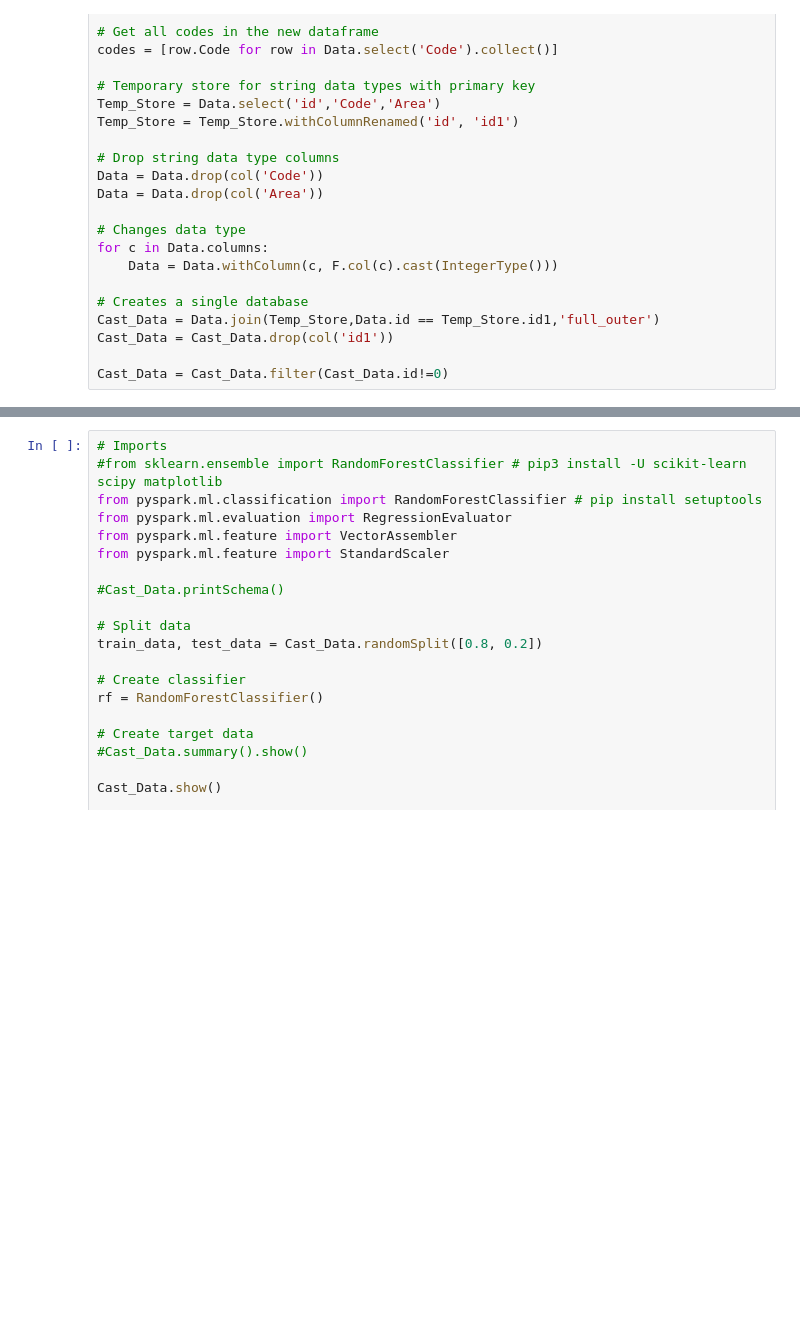
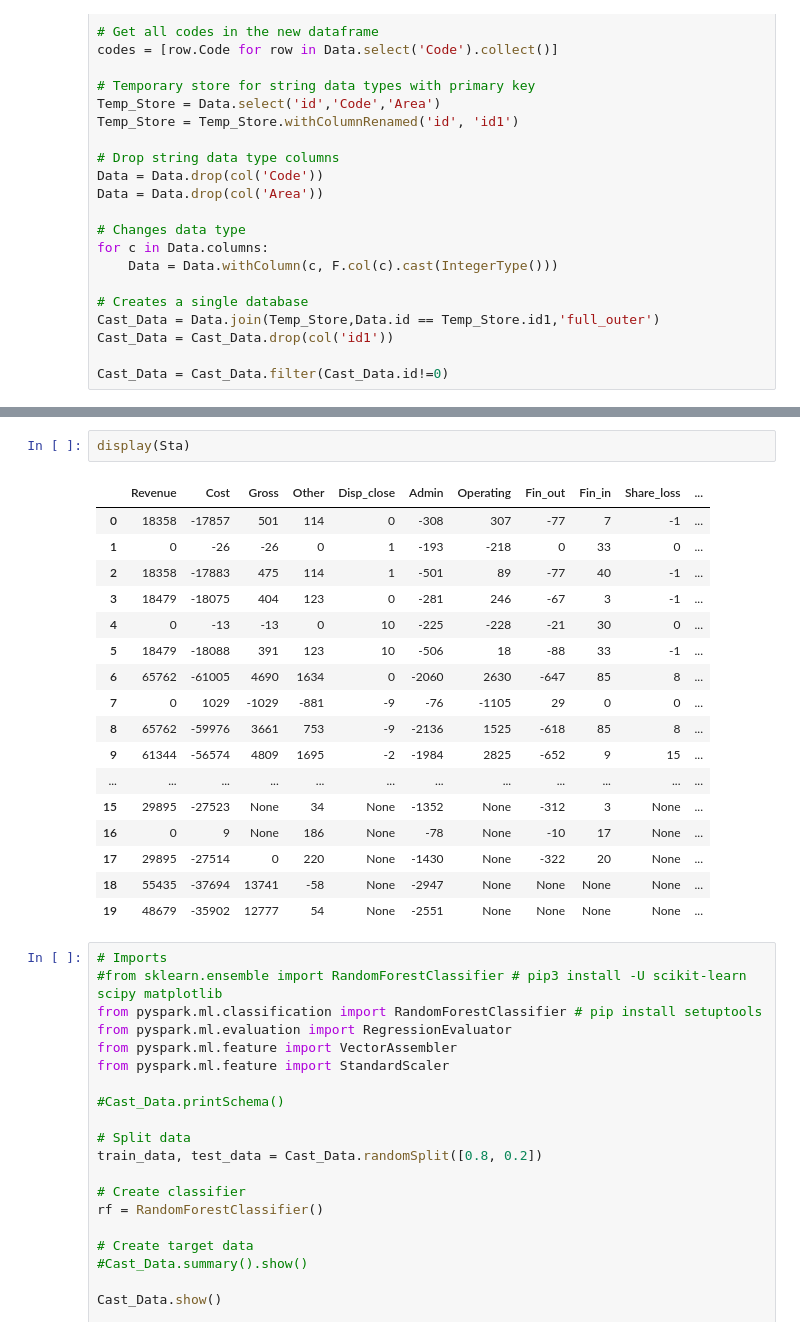
Before and after one commit to Katie-Maddick/University-Big-Data-Project, a Jupyter notebook: Project_26313331/Project.ipynb, the cells around one changed output, grey strips where cells are left out. Cells and saved outputs as stored; diff of their text form; blank space fills up the shorter version.

```diff
--- a/Project_26313331/Project.ipynb
+++ b/Project_26313331/Project.ipynb
@@ -204,3 +218,23 @@ gro_ax = Dat.plot.scatter('All_ages','Tot_tax',c=colour_list,grid=True)
+# %%
+display(Sta)
+# %% [output]
+|  | Revenue | Cost | Gross | Other | Disp_close | Admin | Operating | Fin_out | Fin_in | Share_loss | ... |
+| 0 | 18358 | -17857 | 501 | 114 | 0 | -308 | 307 | -77 | 7 | -1 | ... |
+| 1 | 0 | -26 | -26 | 0 | 1 | -193 | -218 | 0 | 33 | 0 | ... |
+| 2 | 18358 | -17883 | 475 | 114 | 1 | -501 | 89 | -77 | 40 | -1 | ... |
+| 3 | 18479 | -18075 | 404 | 123 | 0 | -281 | 246 | -67 | 3 | -1 | ... |
+| 4 | 0 | -13 | -13 | 0 | 10 | -225 | -228 | -21 | 30 | 0 | ... |
+| 5 | 18479 | -18088 | 391 | 123 | 10 | -506 | 18 | -88 | 33 | -1 | ... |
+| 6 | 65762 | -61005 | 4690 | 1634 | 0 | -2060 | 2630 | -647 | 85 | 8 | ... |
+| 7 | 0 | 1029 | -1029 | -881 | -9 | -76 | -1105 | 29 | 0 | 0 | ... |
+| 8 | 65762 | -59976 | 3661 | 753 | -9 | -2136 | 1525 | -618 | 85 | 8 | ... |
+| 9 | 61344 | -56574 | 4809 | 1695 | -2 | -1984 | 2825 | -652 | 9 | 15 | ... |
+| ... | ... | ... | ... | ... | ... | ... | ... | ... | ... | ... | ... |
+| 15 | 29895 | -27523 | None | 34 | None | -1352 | None | -312 | 3 | None | ... |
+| 16 | 0 | 9 | None | 186 | None | -78 | None | -10 | 17 | None | ... |
+| 17 | 29895 | -27514 | 0 | 220 | None | -1430 | None | -322 | 20 | None | ... |
+| 18 | 55435 | -37694 | 13741 | -58 | None | -2947 | None | None | None | None | ... |
+| 19 | 48679 | -35902 | 12777 | 54 | None | -2551 | None | None | None | None | ... |
 # %%
 # Imports
 #from sklearn.ensemble import RandomForestClassifier # pip3 install -U scikit-learn scipy matplotlib
```
Also changed, not shown: parts of 1 cell of this notebook.
